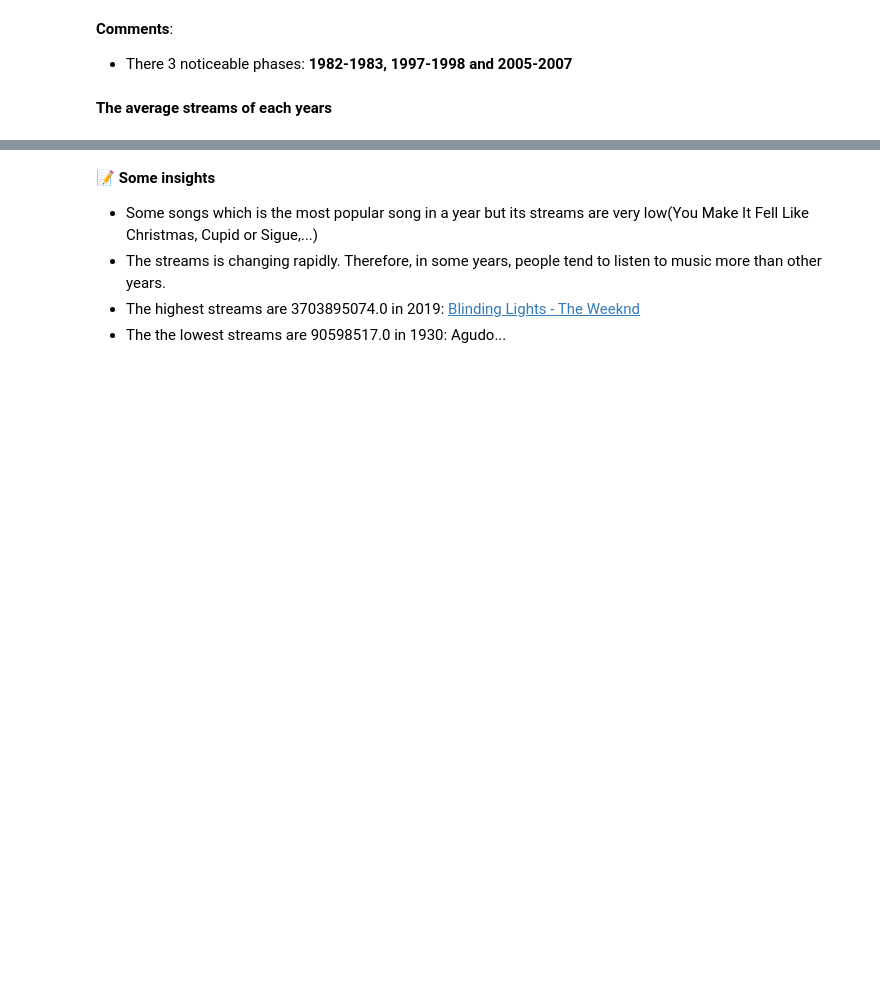
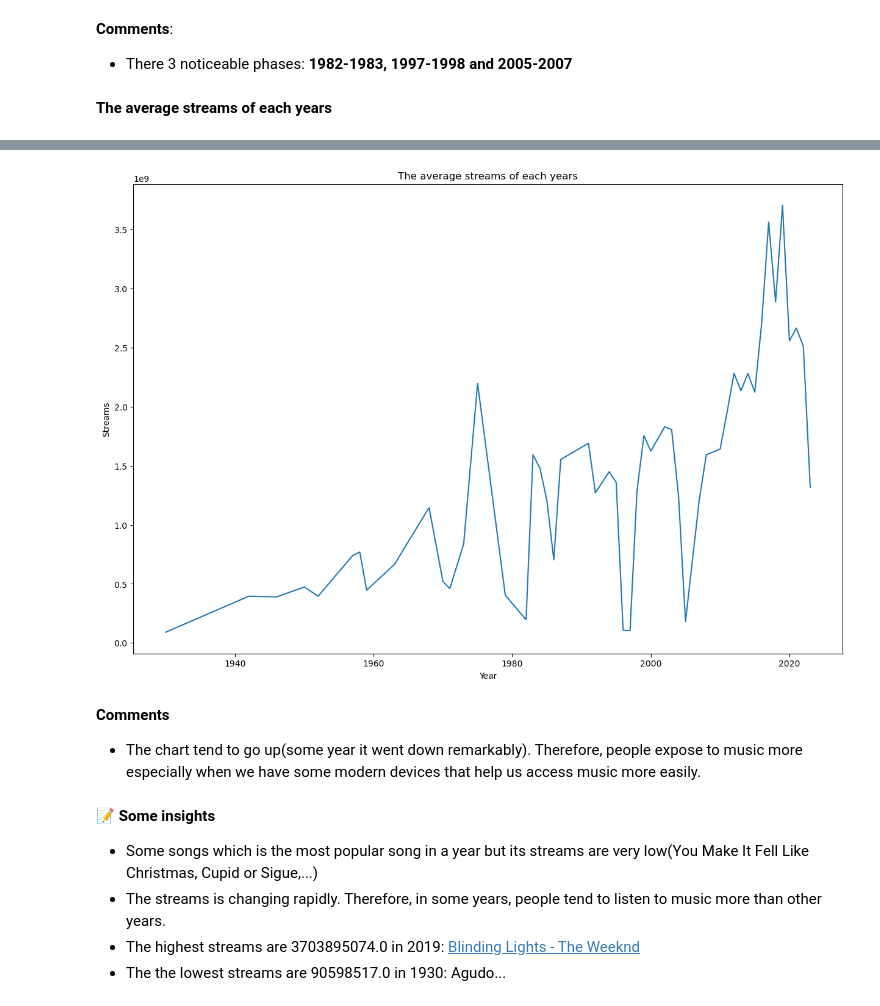
Before and after one commit to khanhnhan1512/Final-Project-DS-Programming, a Jupyter notebook: 03-Question_1.ipynb, the cells around one changed output, grey strips where cells are left out. Drawn from its saved outputs; the diff is of its cells as text; code cells hidden in the pictures; blank space fills up the shorter version.

```diff
--- a/03-Question_1.ipynb
+++ b/03-Question_1.ipynb
@@ -191,3 +177,17 @@ best_songs_df.T
+# %%
+avg_stream_df = best_songs_df.T[['streams', 'released_year']].groupby(['released_year']).mean()
+
+plt.figure(figsize=(15, 10))
+plt.title('The average streams of each years')
+plt.xlabel('Year')
+plt.ylabel('Streams')
+plt.plot(avg_stream_df.index, avg_stream_df.values);
+# %% [output]
+[figure, added]
+# %% [markdown]
+**Comments**
+
+- The chart tend to go up(some year it went down remarkably). Therefore, people expose to music more especially when we have some modern devices that help us access music more easily.
 # %% [markdown]
 📝 **Some insights**
 - Some songs which is the most popular song in a year but its streams are very low(You Make It Fell Like Christmas, Cupid or Sigue,...)
```
Also changed, not shown: parts of 6 cells of this notebook.
